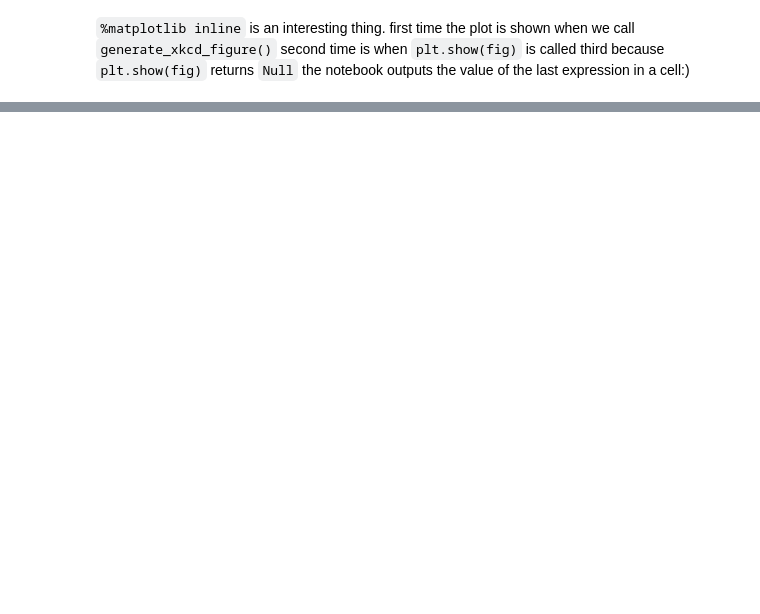
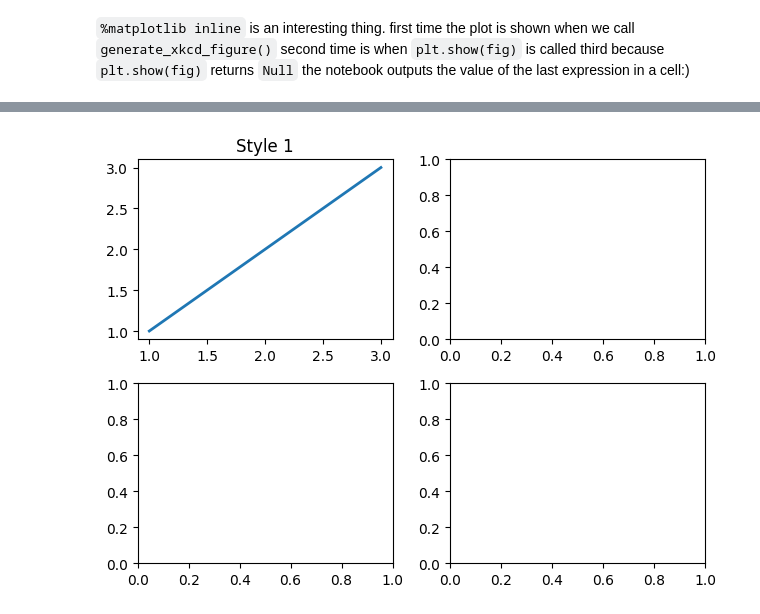
Before and after one commit to Kislovskiy/ChartCraftHub, a Jupyter notebook: src/ChartCraftHub/chapter_2.ipynb, the cells around one changed output, grey strips where cells are left out. Saved outputs shown, nothing was run; the diff lists cells and outputs as text; code cells hidden in the pictures; blank space fills up the shorter version.

```diff
--- a/src/ChartCraftHub/chapter_2.ipynb
+++ b/src/ChartCraftHub/chapter_2.ipynb
@@ -196,0 +199,59 @@ display_side_by_side(xkcd_buffer, normal_buffer)
+# %%
+from contextlib import contextmanager
+import matplotlib.pyplot as plt
+
+def apply_style(style_dict):
+    """Apply style to matplotlib."""
+    plt.rcParams.update(style_dict)
+
+@contextmanager
+def styled_figure(styles):
+    """Context manager for applying different styles to matplotlib figures."""
+    # Save current style
+    original_style = plt.rcParams.copy()
+    try:
+        # Apply desired style
+        apply_style(styles)
+        # Yield control back to the caller
+        yield
+    finally:
+        # Restore original style
+        apply_style(original_style)
+
+# Define different styles for each axis
+axis_styles = [
+    {
+            'font.family': ['xkcd', 'Humor Sans', 'Comic Sans MS'],
+            'lines.linewidth': 2,
+            'lines.color': 'xkcd:blue',
+            'axes.labelsize': 14,
+            'axes.labelcolor': 'xkcd:red',
+            'axes.linewidth': 2,
+            'xtick.labelsize': 12,
+            'ytick.labelsize': 12,
+        },
+    {"lines.linestyle": "--", "lines.linewidth": 2, "axes.labelsize": 12},
+    {"lines.linestyle": ":", "lines.linewidth": 1.5, "axes.labelsize": 10},
+    {"lines.linestyle": "-.", "lines.linewidth": 1, "axes.labelsize": 8},
+    {"lines.linestyle": "-", "lines.linewidth": 1.2, "axes.labelsize": 9},
+]
+
+# Example of usage
+# with styled_figure(axis_styles[0]):
+#     fig, axes = plt.subplots(2, 2)
+#     for ax, style in zip(axes.flatten(), axis_styles):
+#         with styled_figure(style):
+#             ax.plot([1, 2, 3], [1, 2, 3])
+#     plt.show()
+
+
+fig, ax = plt.subplots(2, 2)
+
+with styled_figure(axis_styles[0]):
+    ax[0, 0].plot([1, 2, 3], [1, 2, 3])
+    ax[0, 0].set_title("Style 1")
+
+fig.tight_layout()
+plt.show()
+# %% [output]
+[figure, added]
```
Also changed, not shown: parts of 2 cells of this notebook, 8 other files.
